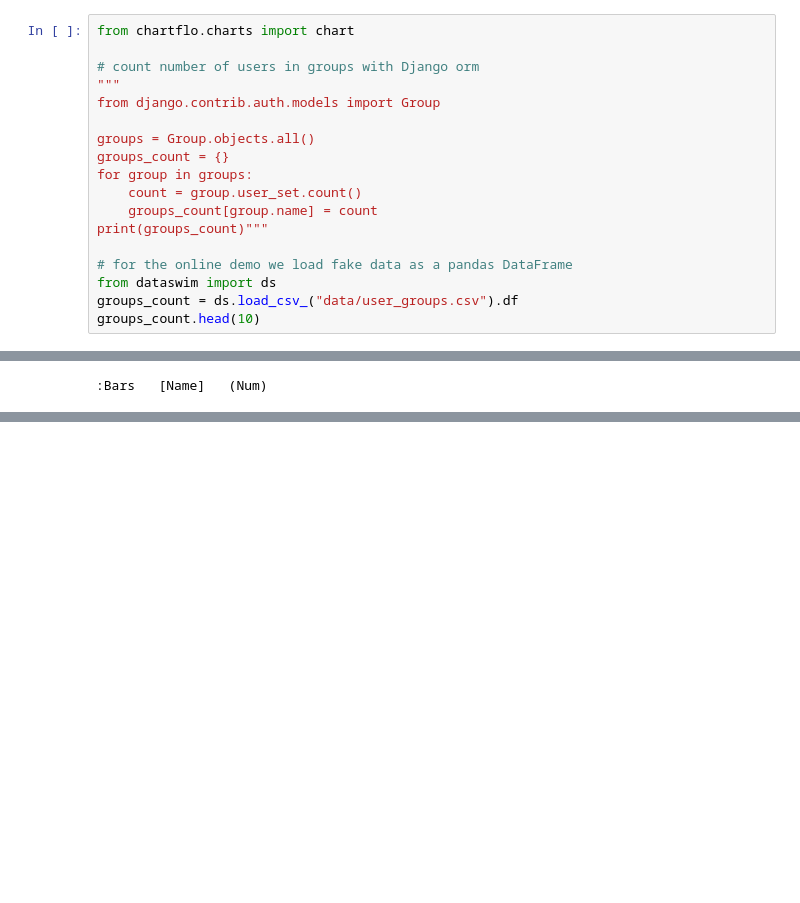
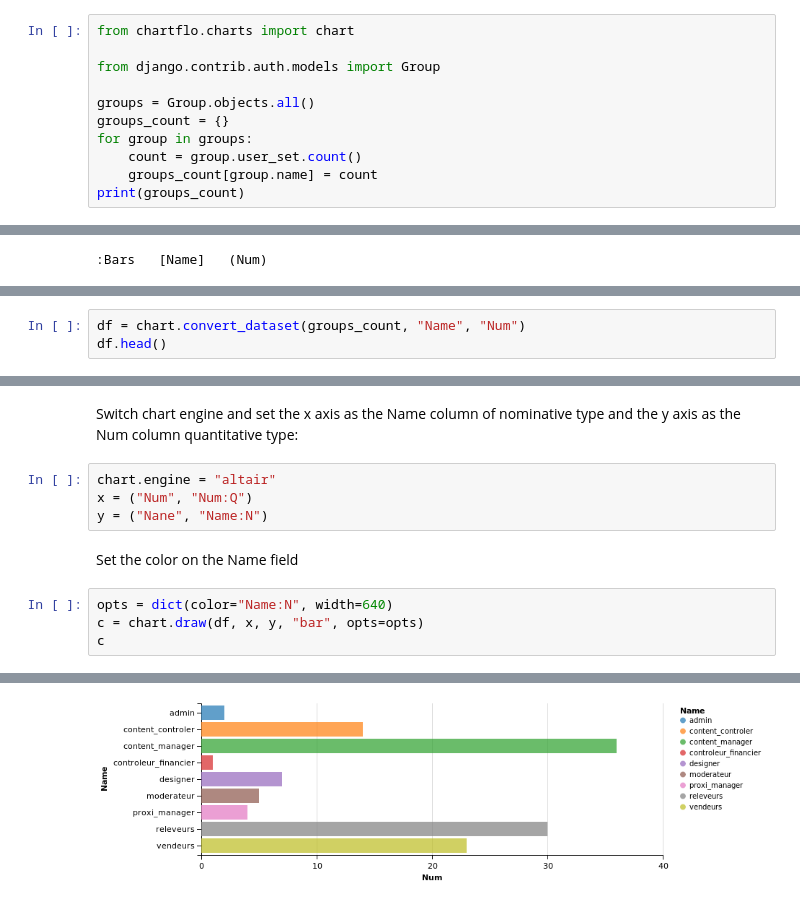
Before and after one commit to synw/django-chartflo-notebooks, a Jupyter notebook: Chartflo demo user groups.ipynb, the cells around one changed output, grey strips where cells are left out. Cells and saved outputs as stored; diff of their text form; blank space fills up the shorter version.

Commit message:
Update user groups notebook

```diff
--- a/Chartflo demo user groups.ipynb
+++ b/Chartflo demo user groups.ipynb
@@ -5,8 +5,6 @@
 # %%
 from chartflo.charts import chart
 
-# count number of users in groups with Django orm
-"""
 from django.contrib.auth.models import Group
 
 groups = Group.objects.all()
@@ -14,10 +12,5 @@ groups_count = {}
 for group in groups:
     count = group.user_set.count()
     groups_count[group.name] = count
-print(groups_count)"""
-
-# for the online demo we load fake data as a pandas DataFrame
-from dataswim import ds
-groups_count = ds.load_csv_("data/user_groups.csv").df
-groups_count.head(10)
+print(groups_count)
 # %% [output]
@@ -46,0 +37,3 @@ chart.draw(groups_count, "Name", "Num", "bar")
+# %%
+df = chart.convert_dataset(groups_count, "Name", "Num")
+df.head()
@@ -46,0 +47,13 @@ chart.draw(groups_count, "Name", "Num", "bar")
+# %% [markdown]
+Switch chart engine and set the x axis as the Name column of nominative type and the y axis as the Num column quantitative type:
+# %%
+chart.engine = "altair"
+x = ("Num", "Num:Q")
+y = ("Nane", "Name:N")
+# %% [markdown]
+Set the color on the Name field
+# %%
+opts = dict(color="Name:N", width=640)
+c = chart.draw(df, x, y, "bar", opts=opts)
+c
+# %% [output]
@@ -46,0 +61 @@ chart.draw(groups_count, "Name", "Num", "bar")
+[figure, added]
```
Also changed, not shown: parts of 4 cells of this notebook, 1 other file.
